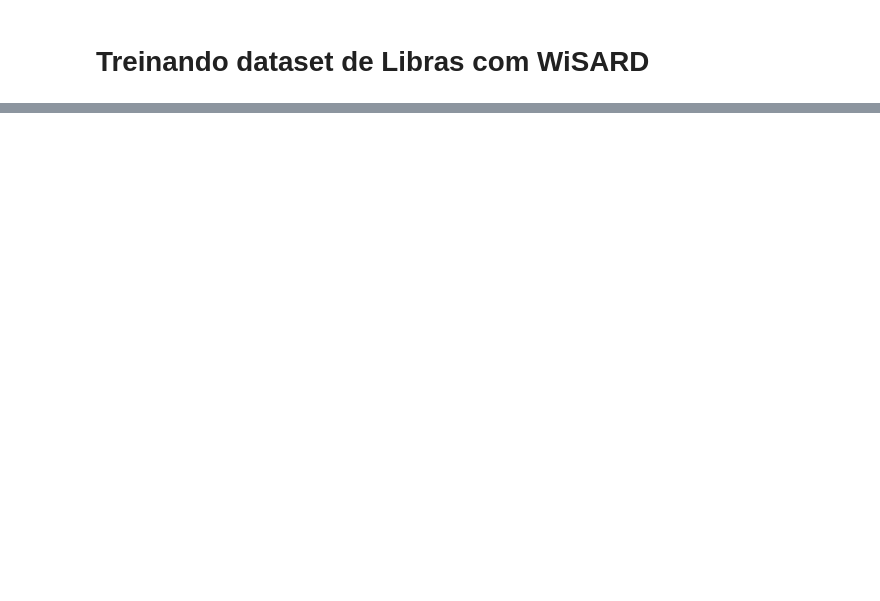
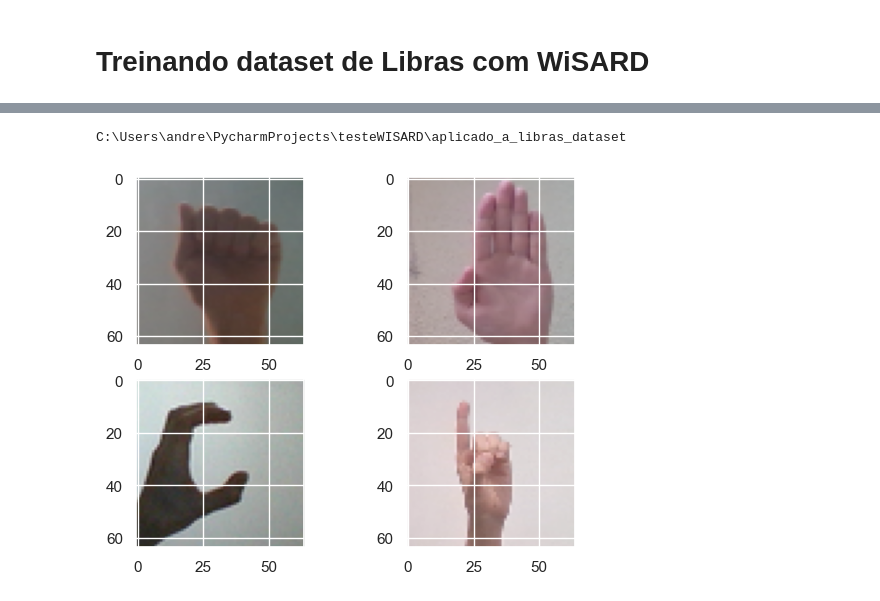
Before and after one commit to AndreRamos7/testeWISARD, a Jupyter notebook: aplicado_a_libras_dataset/nb_libras.ipynb, the cells around one changed output, grey strips where cells are left out. Cells and saved outputs as stored; diff of their text form; code cells hidden in the pictures; blank space fills up the shorter version.

```diff
--- a/aplicado_a_libras_dataset/nb_libras.ipynb
+++ b/aplicado_a_libras_dataset/nb_libras.ipynb
@@ -14 +31,16 @@ import wisardpkg as wp
+# %%
+fig, ax = plt.subplots(2,2)
+print(os.getcwd())
+
+letras_para_imprimir = np.array(['A', 'B', 'C', 'D'])
+indices = np.array([0, 0, 1, 1])
+indices2 = np.array([0, 1, 0, 1])
+
+for num, num2, letra_dir in zip(indices, indices2, letras_para_imprimir, ):
+    testImage = img.imread(os.path.join('..', 'archive', 'train', letra_dir, '1.png'))
+
+    ax[num, num2].imshow(testImage)
+# %% [output]
+C:\Users\andre\PycharmProjects\testeWISARD\aplicado_a_libras_dataset
+[figure, added]
 # %% [markdown]
```
Also changed, not shown: parts of 16 cells of this notebook, 1 other file.
